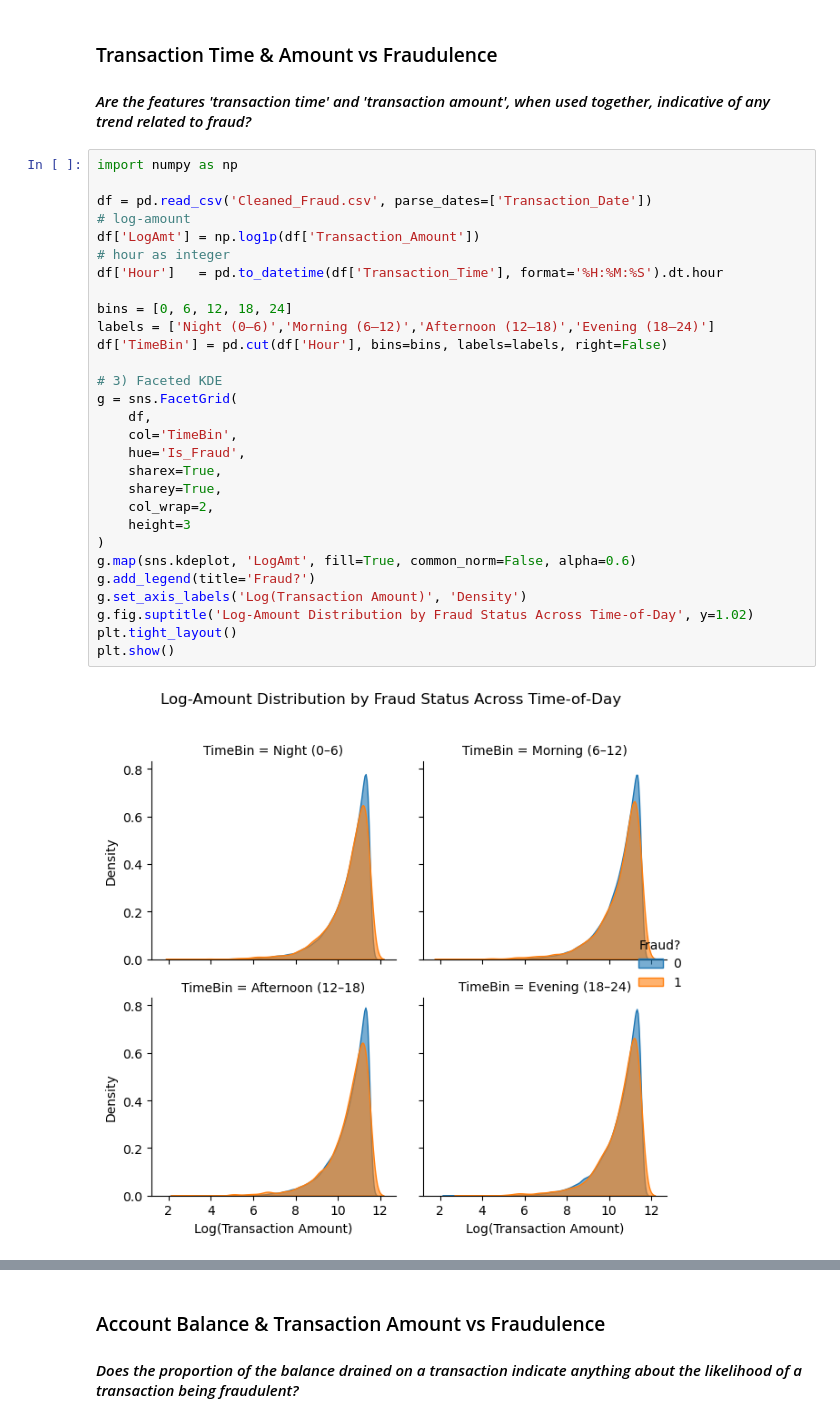
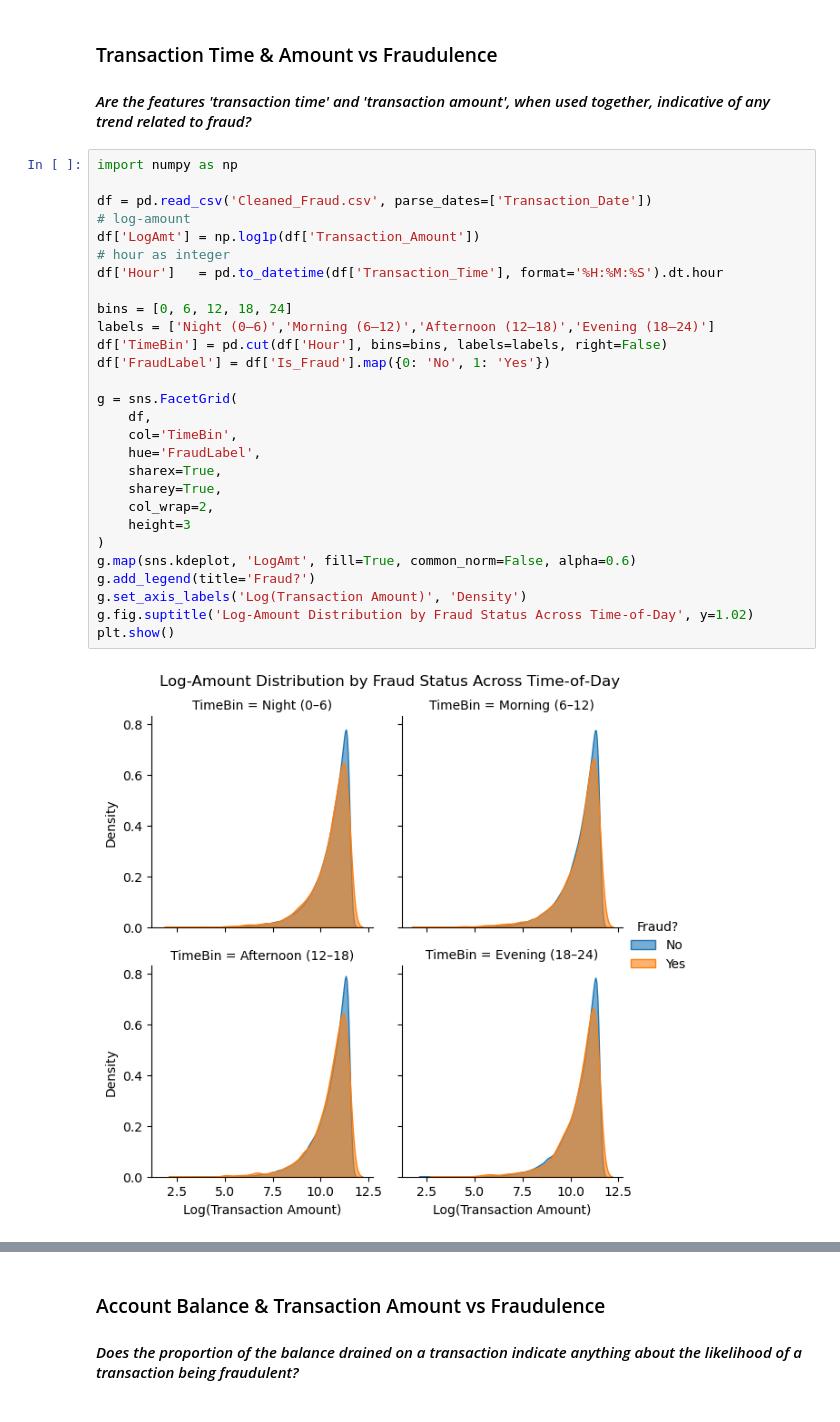
Before and after one commit to owenmilke/CS3870-Final-Project, a Jupyter notebook: BankFraud.ipynb, the cells around one changed output, grey strips where cells are left out. Cells and saved outputs as stored; diff of their text form.

```diff
--- a/BankFraud.ipynb
+++ b/BankFraud.ipynb
@@ -406,33 +414,32 @@ Fraud and non-fraud transaction sizes (on a log scale) have almost identical den
 # %%
 import numpy as np
 
 df = pd.read_csv('Cleaned_Fraud.csv', parse_dates=['Transaction_Date'])
 # log‐amount
 df['LogAmt'] = np.log1p(df['Transaction_Amount'])
 # hour as integer
 df['Hour']   = pd.to_datetime(df['Transaction_Time'], format='%H:%M:%S').dt.hour
 
 bins = [0, 6, 12, 18, 24]
 labels = ['Night (0–6)','Morning (6–12)','Afternoon (12–18)','Evening (18–24)']
 df['TimeBin'] = pd.cut(df['Hour'], bins=bins, labels=labels, right=False)
+df['FraudLabel'] = df['Is_Fraud'].map({0: 'No', 1: 'Yes'})
 
-# 3) Faceted KDE
 g = sns.FacetGrid(
     df,
     col='TimeBin',
-    hue='Is_Fraud',
+    hue='FraudLabel',
     sharex=True,
     sharey=True,
     col_wrap=2,
     height=3
 )
 g.map(sns.kdeplot, 'LogAmt', fill=True, common_norm=False, alpha=0.6)
 g.add_legend(title='Fraud?')
 g.set_axis_labels('Log(Transaction Amount)', 'Density')
 g.fig.suptitle('Log-Amount Distribution by Fraud Status Across Time‐of‐Day', y=1.02)
-plt.tight_layout()
 plt.show()
 # %% [output]
-[figure, old version]
+[figure, new version]
 # %% [markdown]
 #### Summary
```
Also changed, not shown: parts of 8 cells of this notebook.
